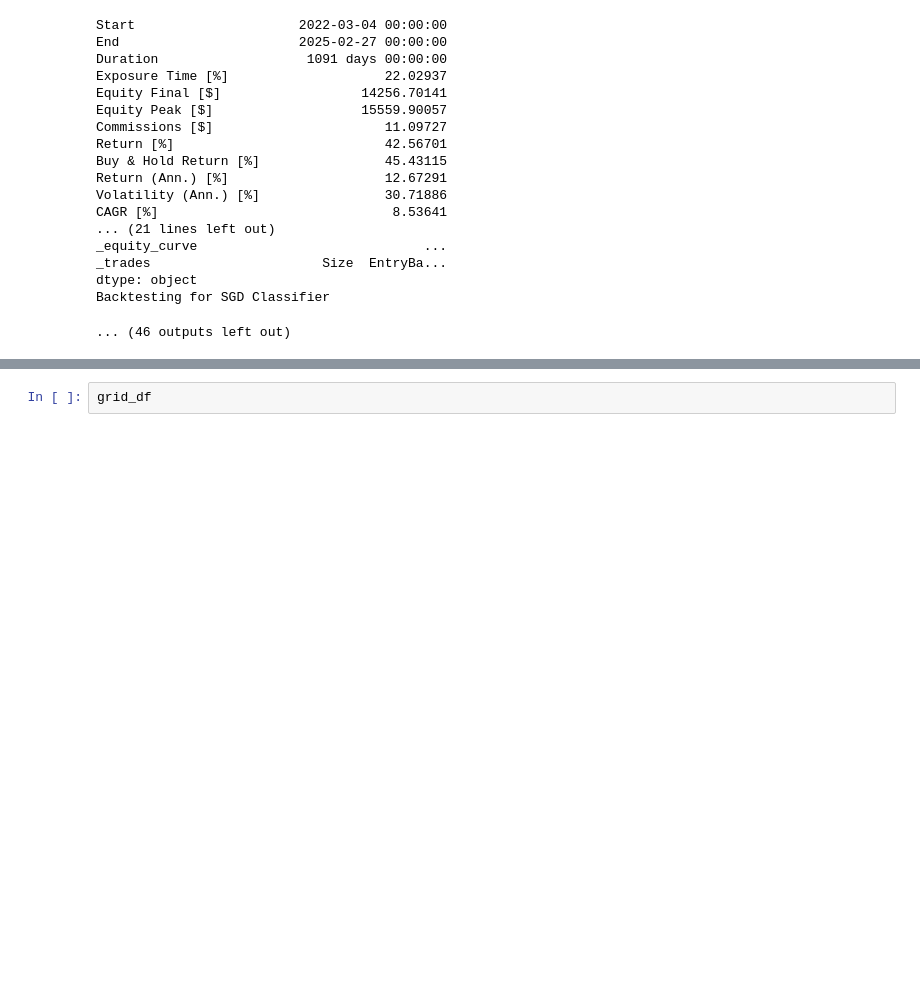
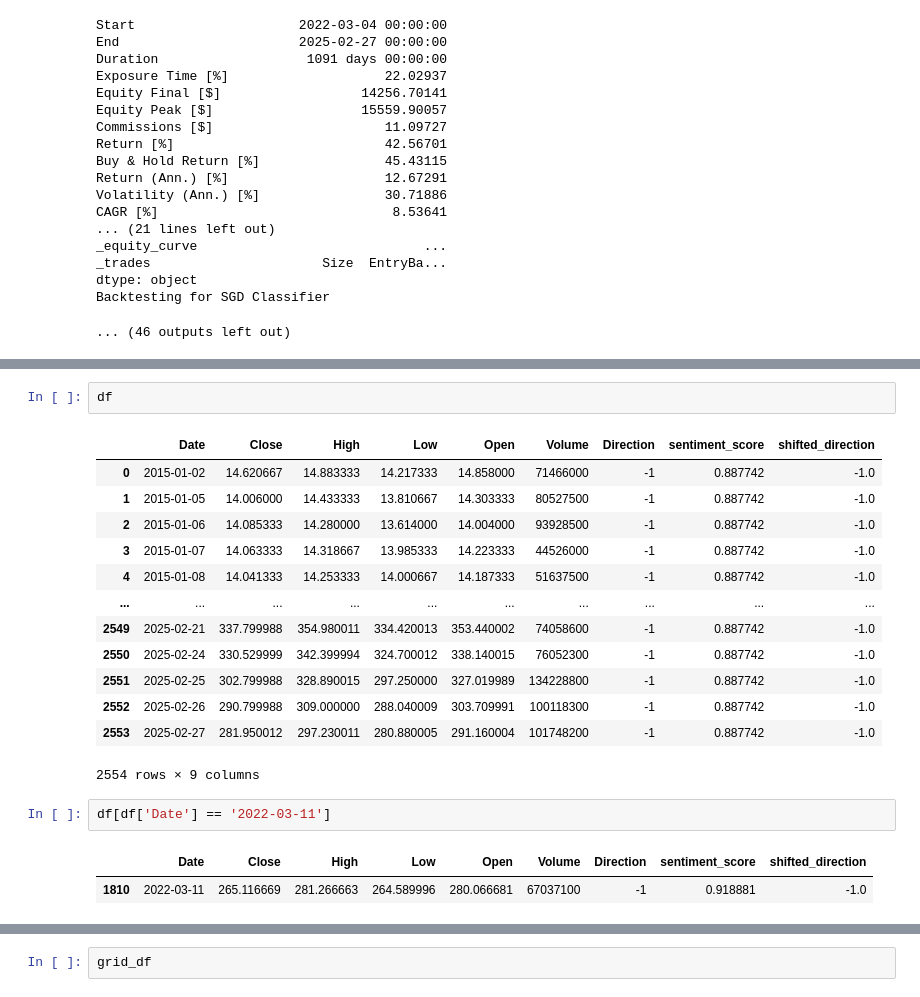
Before and after one commit to SacSresta/Research, a Jupyter notebook: notebook/stage_07_backtesting_model.ipynb, the cells around one changed output, grey strips where cells are left out. Saved outputs shown, nothing was run; the diff lists cells and outputs as text; blank space fills up the shorter version.

```diff
--- a/notebook/stage_07_backtesting_model.ipynb
+++ b/notebook/stage_07_backtesting_model.ipynb
@@ -332,0 +746,21 @@ random_df = pd.DataFrame(stats_l)
+# %%
+df
+# %% [output]
+|  | Date | Close | High | Low | Open | Volume | Direction | sentiment_score | shifted_direction |
+| 0 | 2015-01-02 | 14.620667 | 14.883333 | 14.217333 | 14.858000 | 71466000 | -1 | 0.887742 | -1.0 |
+| 1 | 2015-01-05 | 14.006000 | 14.433333 | 13.810667 | 14.303333 | 80527500 | -1 | 0.887742 | -1.0 |
+| 2 | 2015-01-06 | 14.085333 | 14.280000 | 13.614000 | 14.004000 | 93928500 | -1 | 0.887742 | -1.0 |
+| 3 | 2015-01-07 | 14.063333 | 14.318667 | 13.985333 | 14.223333 | 44526000 | -1 | 0.887742 | -1.0 |
+| 4 | 2015-01-08 | 14.041333 | 14.253333 | 14.000667 | 14.187333 | 51637500 | -1 | 0.887742 | -1.0 |
+| ... | ... | ... | ... | ... | ... | ... | ... | ... | ... |
+| 2549 | 2025-02-21 | 337.799988 | 354.980011 | 334.420013 | 353.440002 | 74058600 | -1 | 0.887742 | -1.0 |
+| 2550 | 2025-02-24 | 330.529999 | 342.399994 | 324.700012 | 338.140015 | 76052300 | -1 | 0.887742 | -1.0 |
+| 2551 | 2025-02-25 | 302.799988 | 328.890015 | 297.250000 | 327.019989 | 134228800 | -1 | 0.887742 | -1.0 |
+| 2552 | 2025-02-26 | 290.799988 | 309.000000 | 288.040009 | 303.709991 | 100118300 | -1 | 0.887742 | -1.0 |
+| 2553 | 2025-02-27 | 281.950012 | 297.230011 | 280.880005 | 291.160004 | 101748200 | -1 | 0.887742 | -1.0 |
+2554 rows × 9 columns
+# %%
+df[df['Date'] == '2022-03-11']
+# %% [output]
+|  | Date | Close | High | Low | Open | Volume | Direction | sentiment_score | shifted_direction |
+| 1810 | 2022-03-11 | 265.116669 | 281.266663 | 264.589996 | 280.066681 | 67037100 | -1 | 0.918881 | -1.0 |
```
Also changed, not shown: parts of 7 cells of this notebook, 56 other files.
